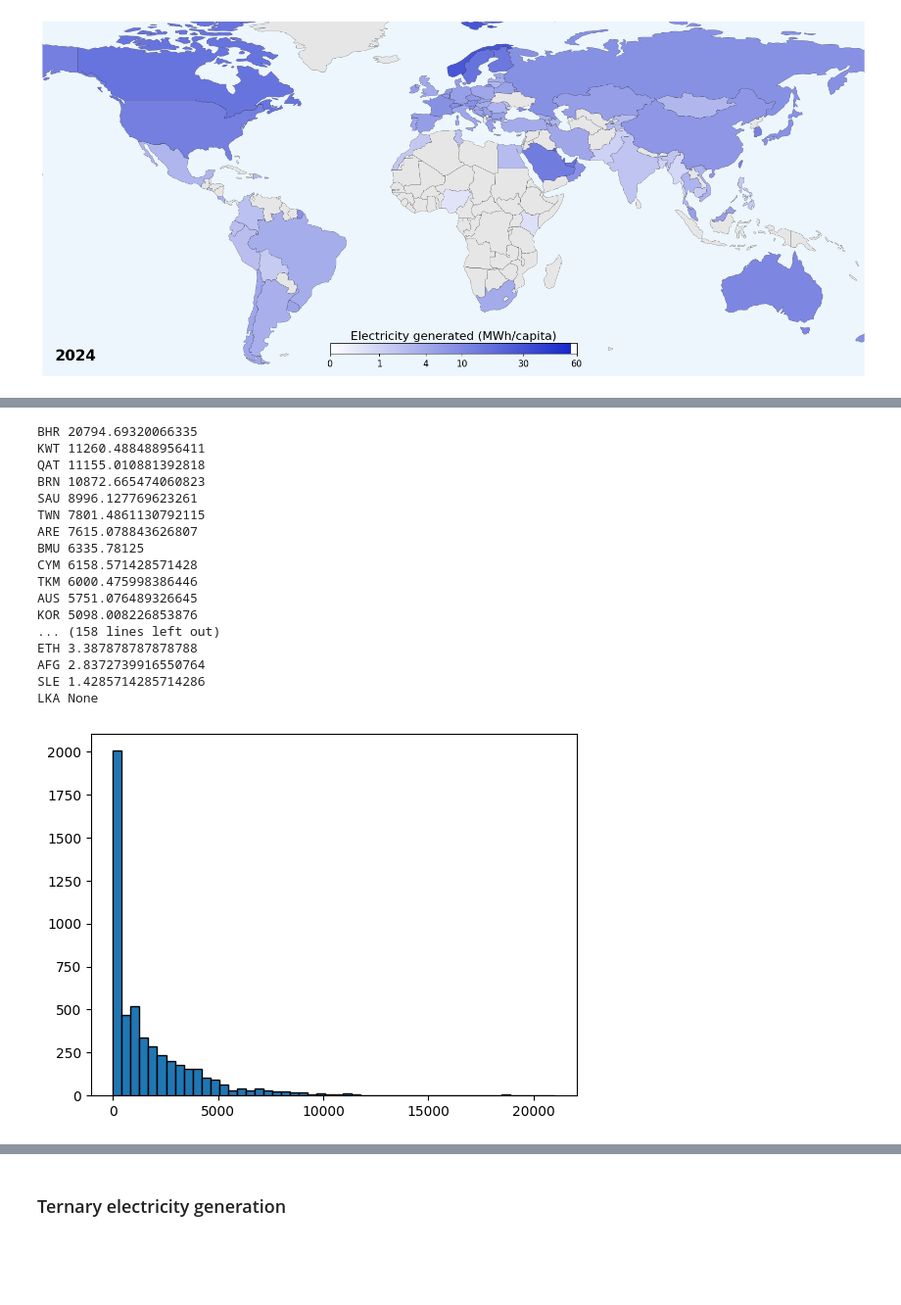
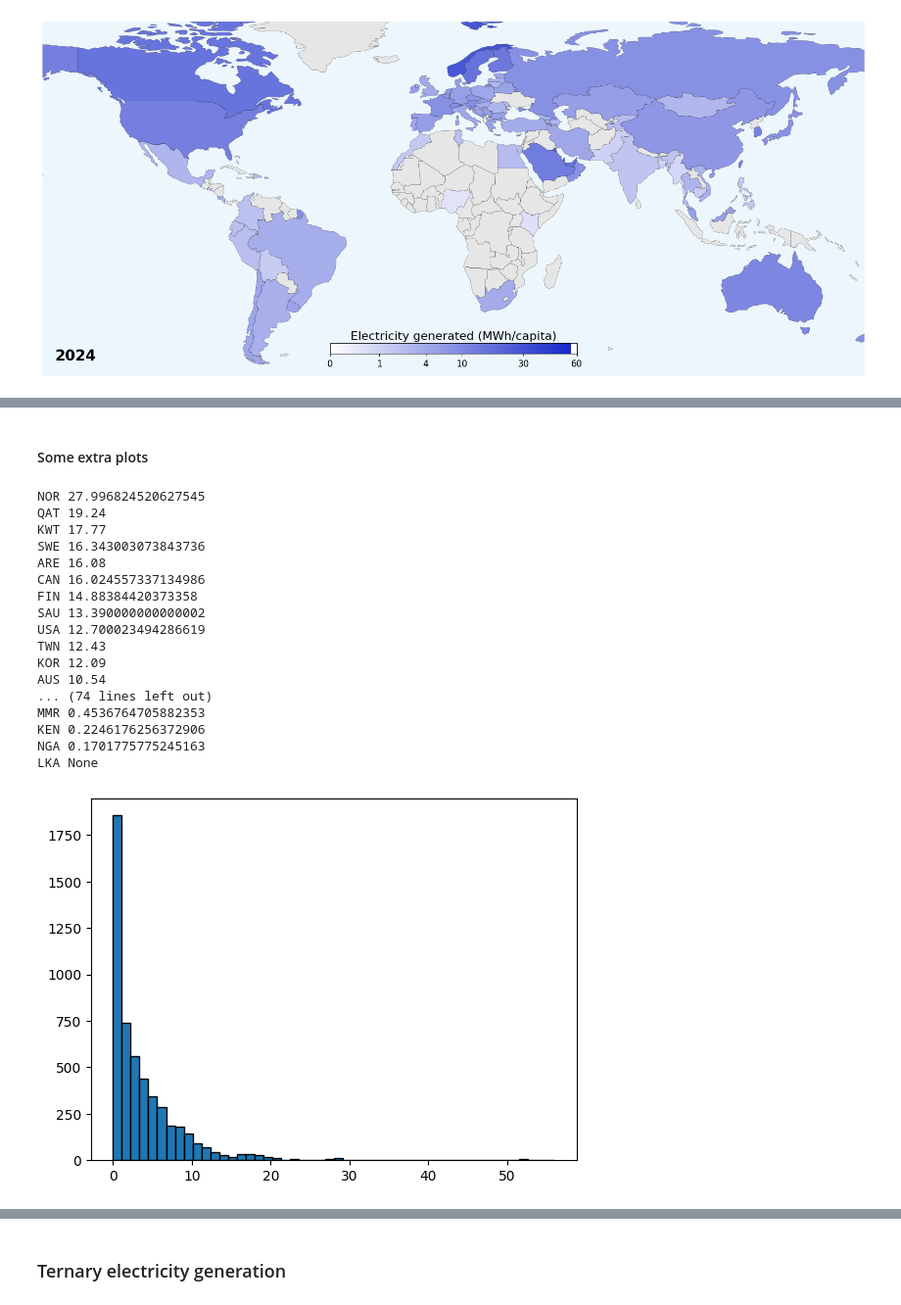
Before and after one commit to raulgarciadiez/energy_maps, a Jupyter notebook: color_code.ipynb, the cells around one changed output, grey strips where cells are left out. Shown at 98% size. Saved outputs shown, nothing was run; the diff lists cells and outputs as text; code cells hidden in the pictures; blank space fills up the shorter version.

```diff
--- a/color_code.ipynb
+++ b/color_code.ipynb
@@ -612,40 +512,42 @@ plot_map(Year, DATA_COLUMN, "#381603", cbar_label, cbar_ON=False)
+# %% [markdown]
+#### Some extra plots
 # %%
-DATA_COLUMN = "Total emissions per capita"
+DATA_COLUMN = "Total Generation per capita"
 
 all_years_data = [
     data[DATA_COLUMN]
     for countries in year_results.values()
     for data in countries.values()
     if data.get(DATA_COLUMN) is not None
 ]
 
 
 plt.hist(all_years_data, bins=50, edgecolor='black')
 
 sorted_countries = sorted(
     year_results[Year].items(),
     key=lambda x: x[1].get(DATA_COLUMN) if x[1].get(DATA_COLUMN) is not None else -float('inf'),
     reverse=True
 )
 
 for country, data in sorted_countries:
     print(country, data.get(DATA_COLUMN))
 # %% [output]
-BHR 20794.69320066335
-KWT 11260.488488956411
-QAT 11155.010881392818
-BRN 10872.665474060823
-SAU 8996.127769623261
-TWN 7801.4861130792115
-ARE 7615.078843626807
-BMU 6335.78125
-CYM 6158.571428571428
-TKM 6000.475998386446
-AUS 5751.076489326645
-KOR 5098.008226853876
-... (158 lines left out)
-ETH 3.387878787878788
-AFG 2.8372739916550764
-SLE 1.4285714285714286
+NOR 27.996824520627545
+QAT 19.24
+KWT 17.77
+SWE 16.343003073843736
+ARE 16.08
+CAN 16.024557337134986
+FIN 14.88384420373358
+SAU 13.390000000000002
+USA 12.700023494286619
+TWN 12.43
+KOR 12.09
+AUS 10.54
+... (74 lines left out)
+MMR 0.4536764705882353
+KEN 0.2246176256372906
+NGA 0.1701775775245163
 LKA None
-[figure, old version]
+[figure, new version]
```
Also changed, not shown: parts of 6 cells of this notebook.
